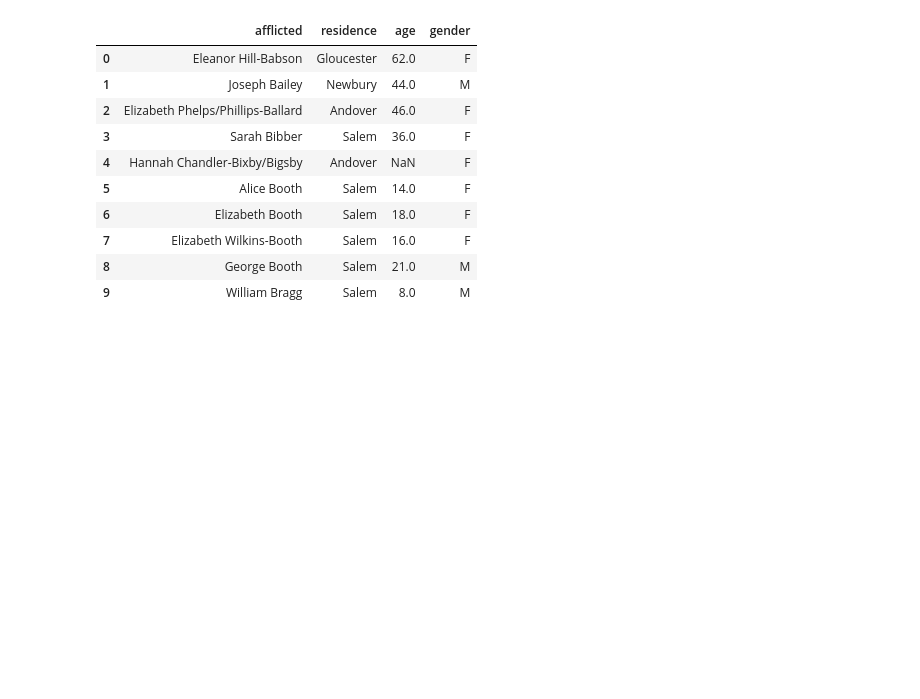
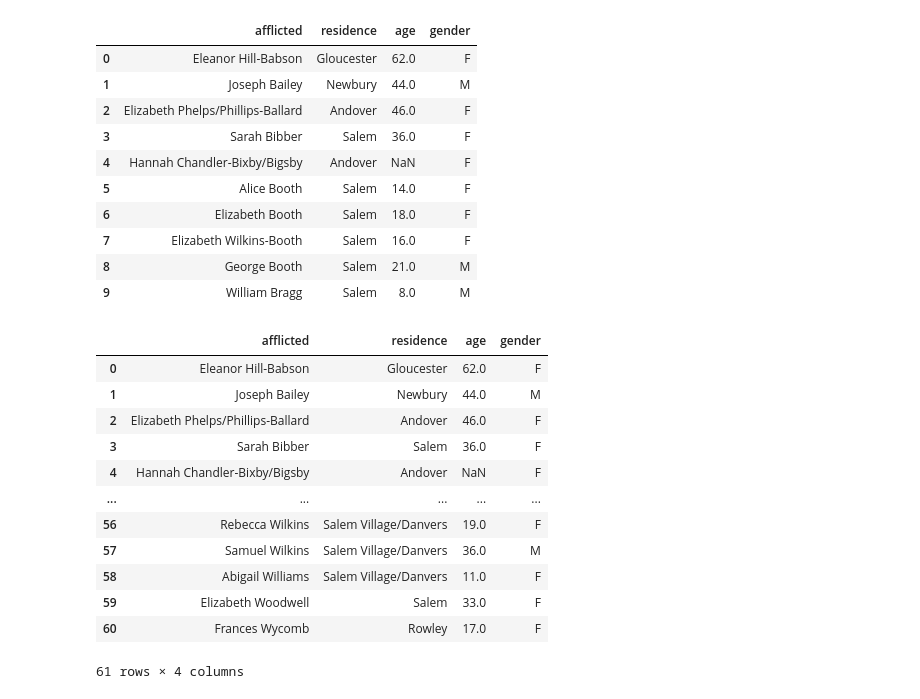
Before and after one commit to lmoraromero/promoG-modulo4-sprint1-pairprogramming-SAIRA-LAURAM, a Jupyter notebook: prueba.ipynb, the cells around one changed output. Drawn from its saved outputs; the diff is of its cells as text; code cells hidden in the pictures; blank space fills up the shorter version.

```diff
--- a/prueba.ipynb
+++ b/prueba.ipynb
@@ -757,3 +811,20 @@ acusadores.head(10)
 | 7 | Elizabeth Wilkins-Booth | Salem | 16.0 | F |
 | 8 | George Booth | Salem | 21.0 | M |
 | 9 | William Bragg | Salem | 8.0 | M |
+# %%
+acusadores = pd.read_csv('files/acusadores.csv', index_col=0)
+acusadores
+# %% [output]
+|  | afflicted | residence | age | gender |
+| 0 | Eleanor Hill-Babson | Gloucester | 62.0 | F |
+| 1 | Joseph Bailey | Newbury | 44.0 | M |
+| 2 | Elizabeth Phelps/Phillips-Ballard | Andover | 46.0 | F |
+| 3 | Sarah Bibber | Salem | 36.0 | F |
+| 4 | Hannah Chandler-Bixby/Bigsby | Andover | NaN | F |
+| ... | ... | ... | ... | ... |
+| 56 | Rebecca Wilkins | Salem Village/Danvers | 19.0 | F |
+| 57 | Samuel Wilkins | Salem Village/Danvers | 36.0 | M |
+| 58 | Abigail Williams | Salem Village/Danvers | 11.0 | F |
+| 59 | Elizabeth Woodwell | Salem | 33.0 | F |
+| 60 | Frances Wycomb | Rowley | 17.0 | F |
+61 rows × 4 columns
```
Also changed, not shown: parts of 6 cells of this notebook, 5 other files.
